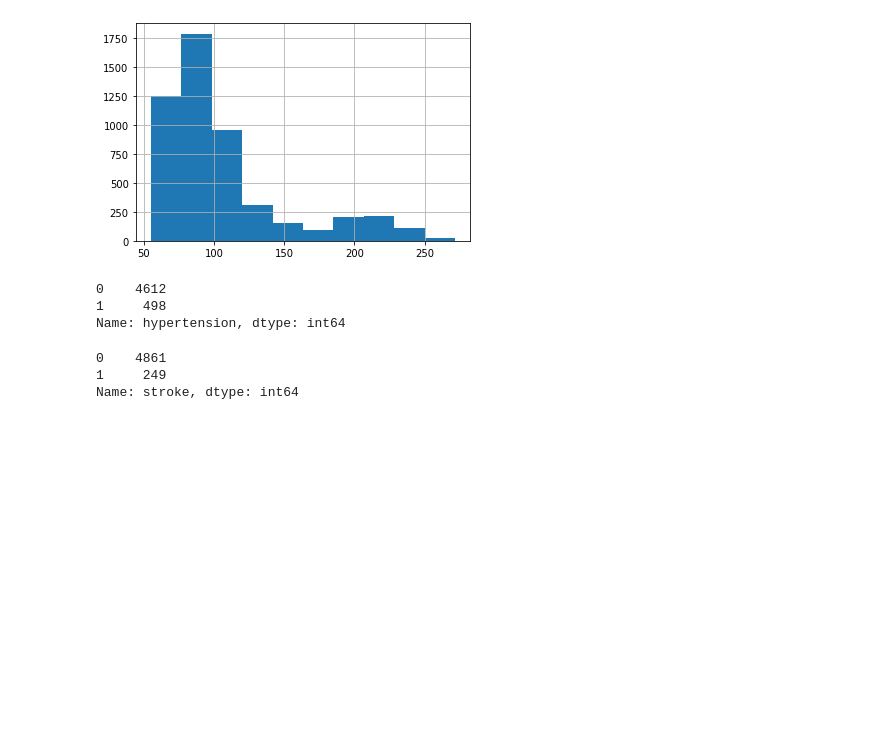
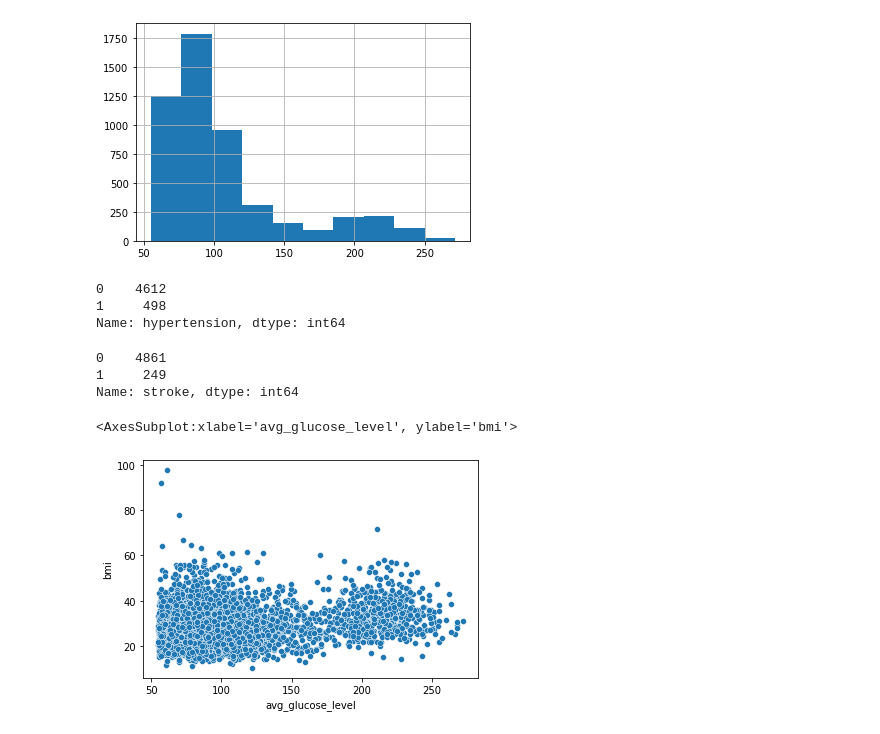
Before and after one commit to mcfatbeard57/Kaggle, a Jupyter notebook: Stroke Prediction/ STROKE PREDICTION- AUC - 0.94 🎯.ipynb, the cells around one changed output. Cells and saved outputs as stored; diff of their text form; code cells hidden in the pictures; blank space fills up the shorter version.

```diff
--- a/Stroke Prediction/ STROKE PREDICTION- AUC - 0.94 🎯.ipynb
+++ b/Stroke Prediction/ STROKE PREDICTION- AUC - 0.94 🎯.ipynb
@@ -151,3 +152,8 @@ df['stroke'].value_counts()
 0    4861
 1     249
 Name: stroke, dtype: int64
+# %%
+sns.scatterplot(x = 'avg_glucose_level',y = 'bmi', data =df)
+# %% [output]
+<AxesSubplot:xlabel='avg_glucose_level', ylabel='bmi'>
+[figure, added]
```
Also changed, not shown: parts of 1 cell of this notebook.
